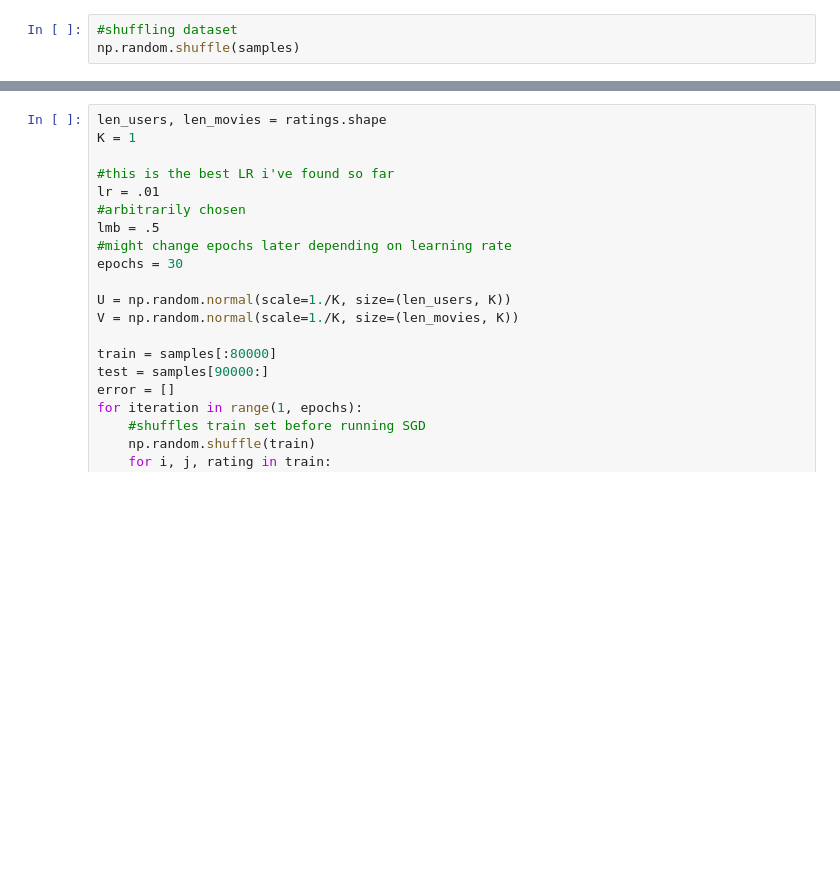
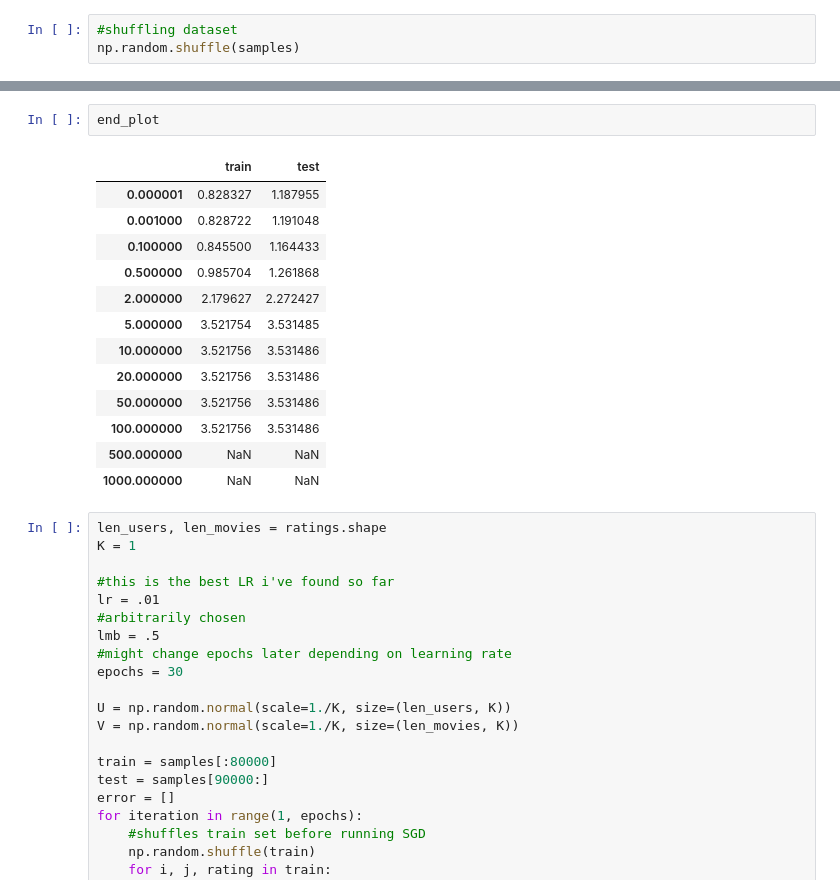
Before and after one commit to obluff/cs560-homework, a Jupyter notebook: hw5/cs560_hw.ipynb, the cells around one changed output, grey strips where cells are left out. Saved outputs shown, nothing was run; the diff lists cells and outputs as text; blank space fills up the shorter version.

```diff
--- a/hw5/cs560_hw.ipynb
+++ b/hw5/cs560_hw.ipynb
@@ -55,3 +185,19 @@ np.random.shuffle(samples)
+# %%
+end_plot
+# %% [output]
+|  | train | test |
+| 0.000001 | 0.828327 | 1.187955 |
+| 0.001000 | 0.828722 | 1.191048 |
+| 0.100000 | 0.845500 | 1.164433 |
+| 0.500000 | 0.985704 | 1.261868 |
+| 2.000000 | 2.179627 | 2.272427 |
+| 5.000000 | 3.521754 | 3.531485 |
+| 10.000000 | 3.521756 | 3.531486 |
+| 20.000000 | 3.521756 | 3.531486 |
+| 50.000000 | 3.521756 | 3.531486 |
+| 100.000000 | 3.521756 | 3.531486 |
+| 500.000000 | NaN | NaN |
+| 1000.000000 | NaN | NaN |
 # %%
 len_users, len_movies = ratings.shape
 K = 1
```
Also changed, not shown: parts of 11 cells of this notebook.
